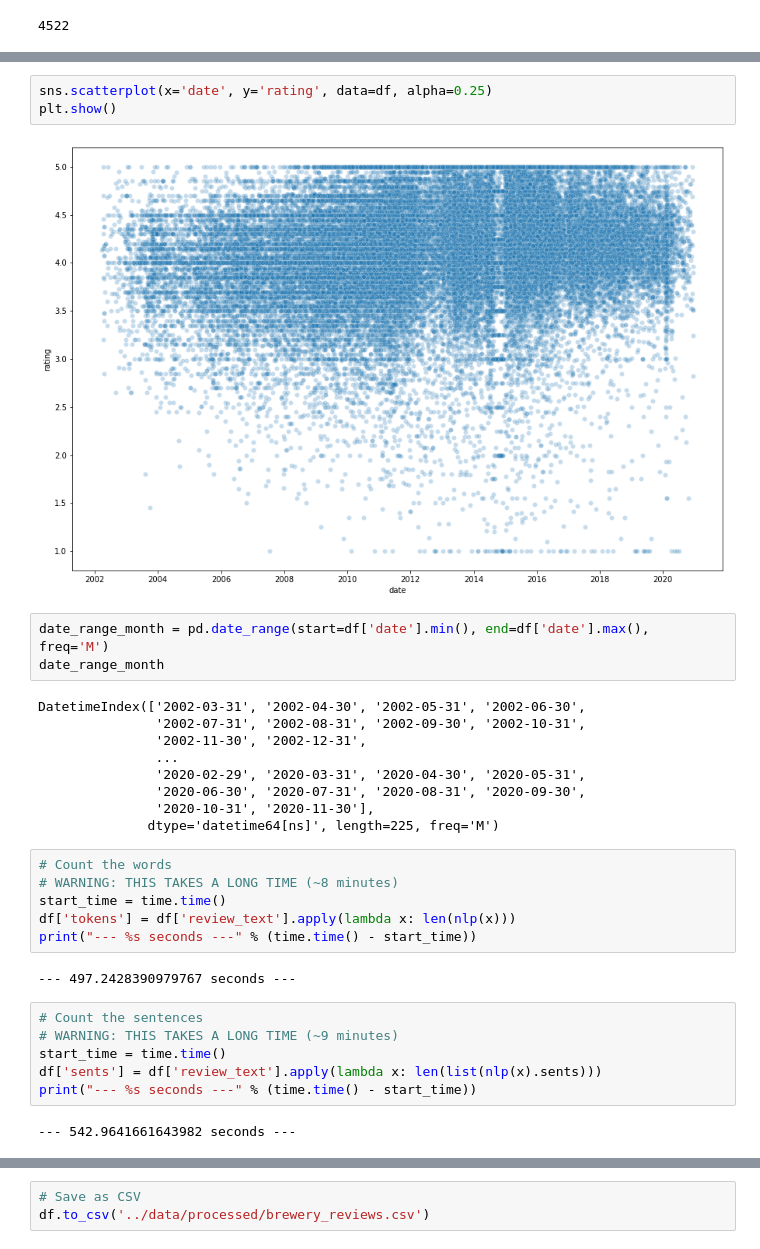
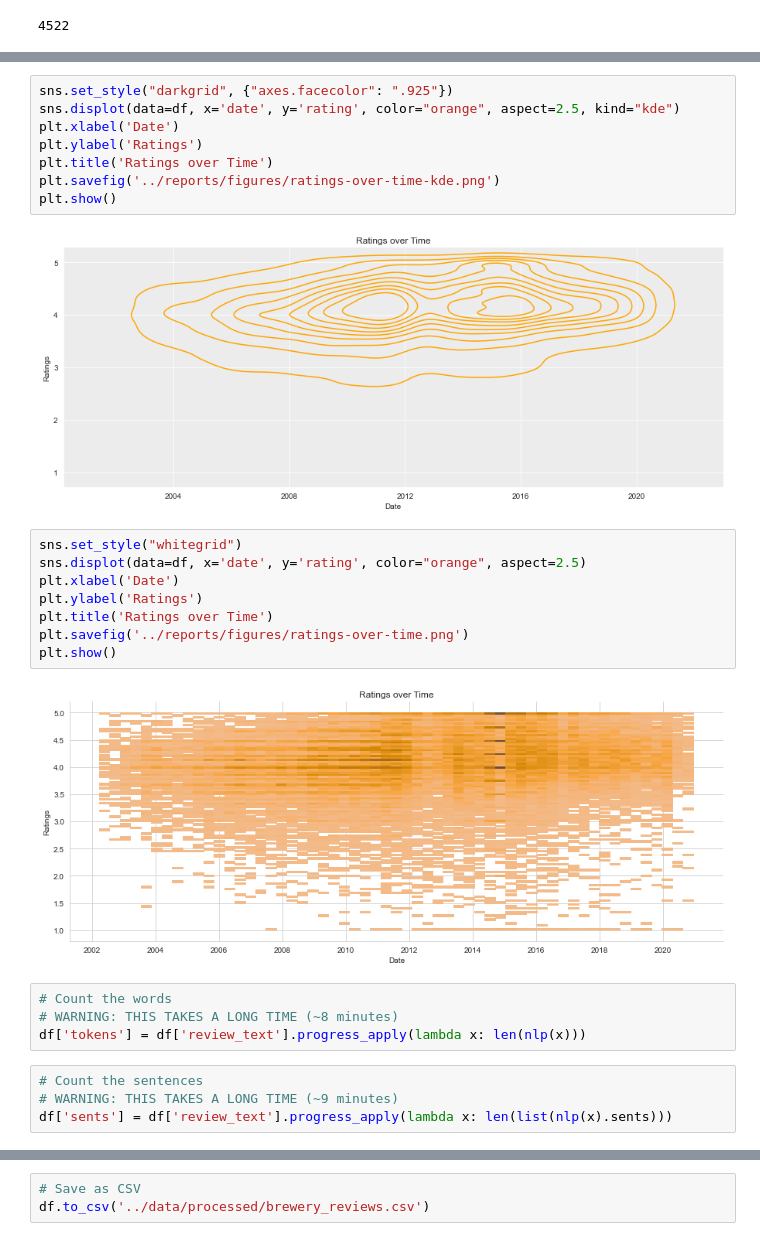
Before and after one commit to chrisjm/brewery-review-nlp, a Jupyter notebook: notebooks/02 - Exploratory Data Analysis.ipynb, the cells around one changed output, grey strips where cells are left out. Saved outputs shown, nothing was run; the diff lists cells and outputs as text.

```diff
--- a/notebooks/02 - Exploratory Data Analysis.ipynb
+++ b/notebooks/02 - Exploratory Data Analysis.ipynb
@@ -114,33 +135,28 @@ plt.show()
-# %%
-sns.scatterplot(x='date', y='rating', data=df, alpha=0.25)
-plt.show()
-# %% [output]
-[figure, removed]
-# %%
-date_range_month = pd.date_range(start=df['date'].min(), end=df['date'].max(), freq='M')
-date_range_month
-# %% [output]
-DatetimeIndex(['2002-03-31', '2002-04-30', '2002-05-31', '2002-06-30',
-               '2002-07-31', '2002-08-31', '2002-09-30', '2002-10-31',
-               '2002-11-30', '2002-12-31',
-               ...
-               '2020-02-29', '2020-03-31', '2020-04-30', '2020-05-31',
-               '2020-06-30', '2020-07-31', '2020-08-31', '2020-09-30',
-               '2020-10-31', '2020-11-30'],
-              dtype='datetime64[ns]', length=225, freq='M')
+# %%
+sns.set_style("darkgrid", {"axes.facecolor": ".925"})
+sns.displot(data=df, x='date', y='rating', color="orange", aspect=2.5, kind="kde")
+plt.xlabel('Date')
+plt.ylabel('Ratings')
+plt.title('Ratings over Time')
+plt.savefig('../reports/figures/ratings-over-time-kde.png')
+plt.show()
+# %% [output]
+[figure, added]
+# %%
+sns.set_style("whitegrid")
+sns.displot(data=df, x='date', y='rating', color="orange", aspect=2.5)
+plt.xlabel('Date')
+plt.ylabel('Ratings')
+plt.title('Ratings over Time')
+plt.savefig('../reports/figures/ratings-over-time.png')
+plt.show()
+# %% [output]
+[figure, added]
 # %%
 # Count the words
 # WARNING: THIS TAKES A LONG TIME (~8 minutes)
-start_time = time.time()
-df['tokens'] = df['review_text'].apply(lambda x: len(nlp(x)))
-print("--- %s seconds ---" % (time.time() - start_time))
+df['tokens'] = df['review_text'].progress_apply(lambda x: len(nlp(x)))
-# %% [output]
---- 497.2428390979767 seconds ---
 # %%
 # Count the sentences
 # WARNING: THIS TAKES A LONG TIME (~9 minutes)
-start_time = time.time()
-df['sents'] = df['review_text'].apply(lambda x: len(list(nlp(x).sents)))
-print("--- %s seconds ---" % (time.time() - start_time))
+df['sents'] = df['review_text'].progress_apply(lambda x: len(list(nlp(x).sents)))
-# %% [output]
---- 542.9641661643982 seconds ---
```
Also changed, not shown: parts of 22 cells of this notebook, 18 other files.
